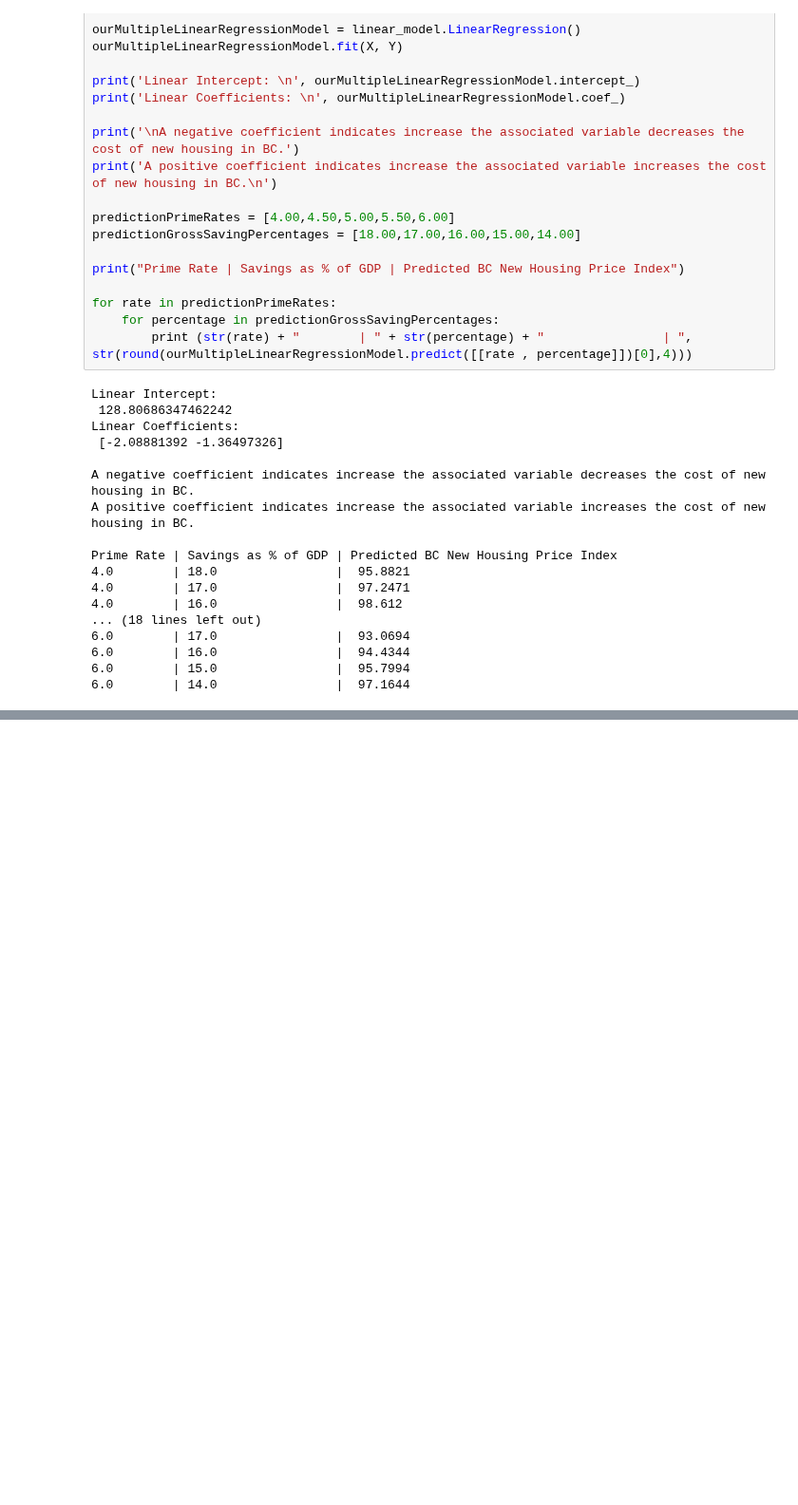
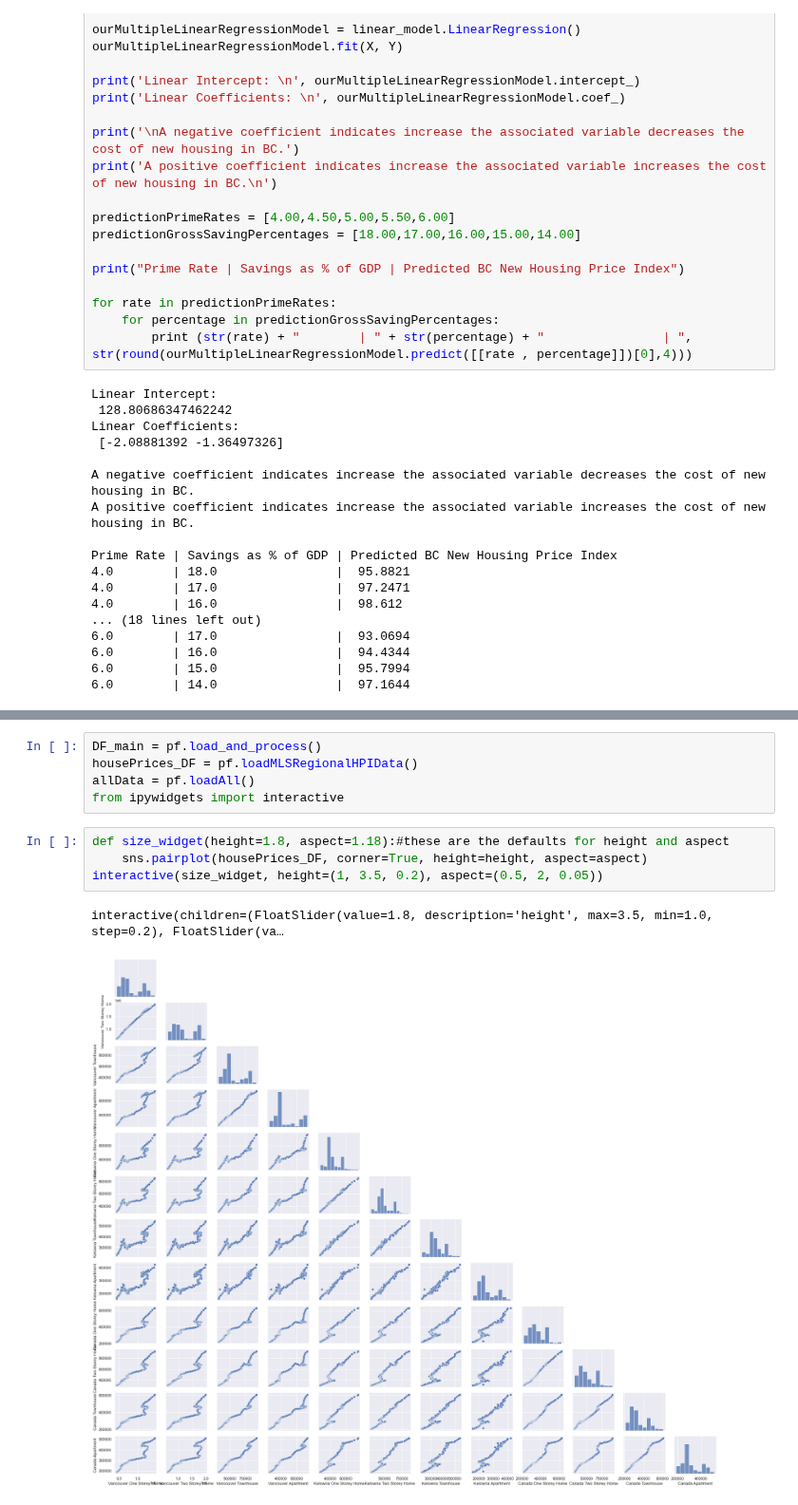
Before and after one commit to data301-2021-summer2/group-11-project, a Jupyter notebook: analysis/Shared/Task 4 Notebook.ipynb, the cells around one changed output, grey strips where cells are left out. Shown at 95% size. Saved outputs shown, nothing was run; the diff lists cells and outputs as text; blank space fills up the shorter version.

```diff
--- a/analysis/Shared/Task 4 Notebook.ipynb
+++ b/analysis/Shared/Task 4 Notebook.ipynb
@@ -168,0 +183,12 @@ Prime Rate | Savings as % of GDP | Predicted BC New Housing Price Index
+# %%
+DF_main = pf.load_and_process()
+housePrices_DF = pf.loadMLSRegionalHPIData()
+allData = pf.loadAll()
+from ipywidgets import interactive
+# %%
+def size_widget(height=1.8, aspect=1.18):#these are the defaults for height and aspect
+    sns.pairplot(housePrices_DF, corner=True, height=height, aspect=aspect)
+interactive(size_widget, height=(1, 3.5, 0.2), aspect=(0.5, 2, 0.05))
+# %% [output]
+interactive(children=(FloatSlider(value=1.8, description='height', max=3.5, min=1.0, step=0.2), FloatSlider(va…
+[figure, added]
```
Also changed, not shown: parts of 6 cells of this notebook.
